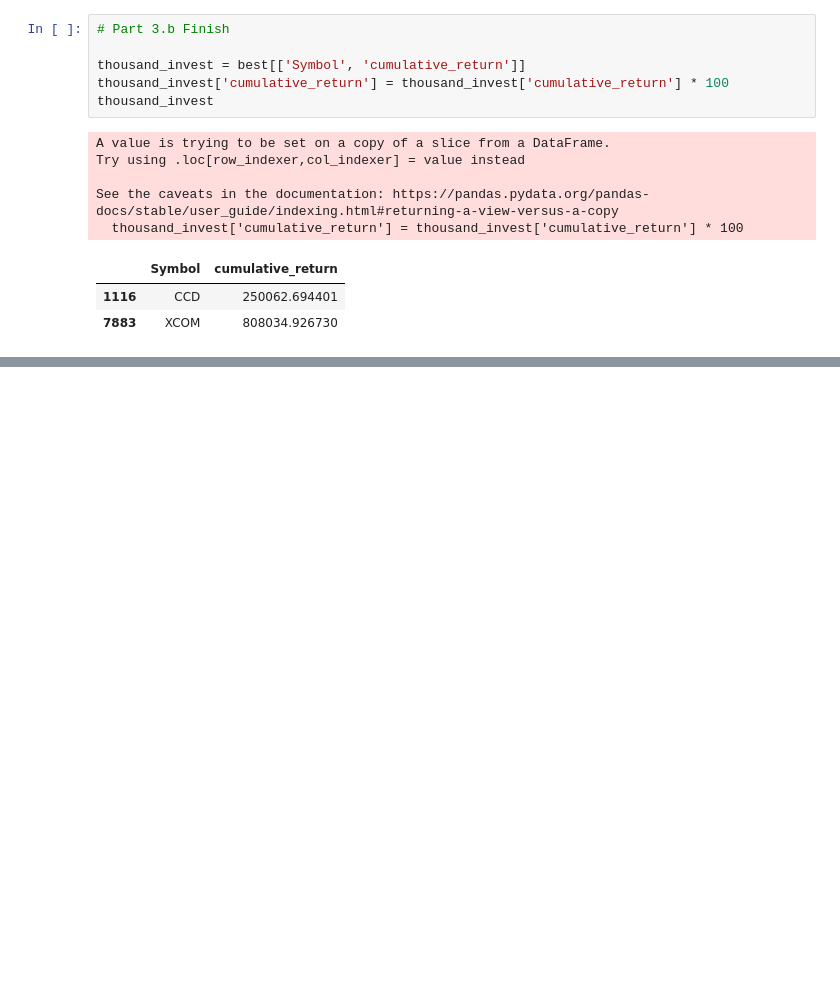
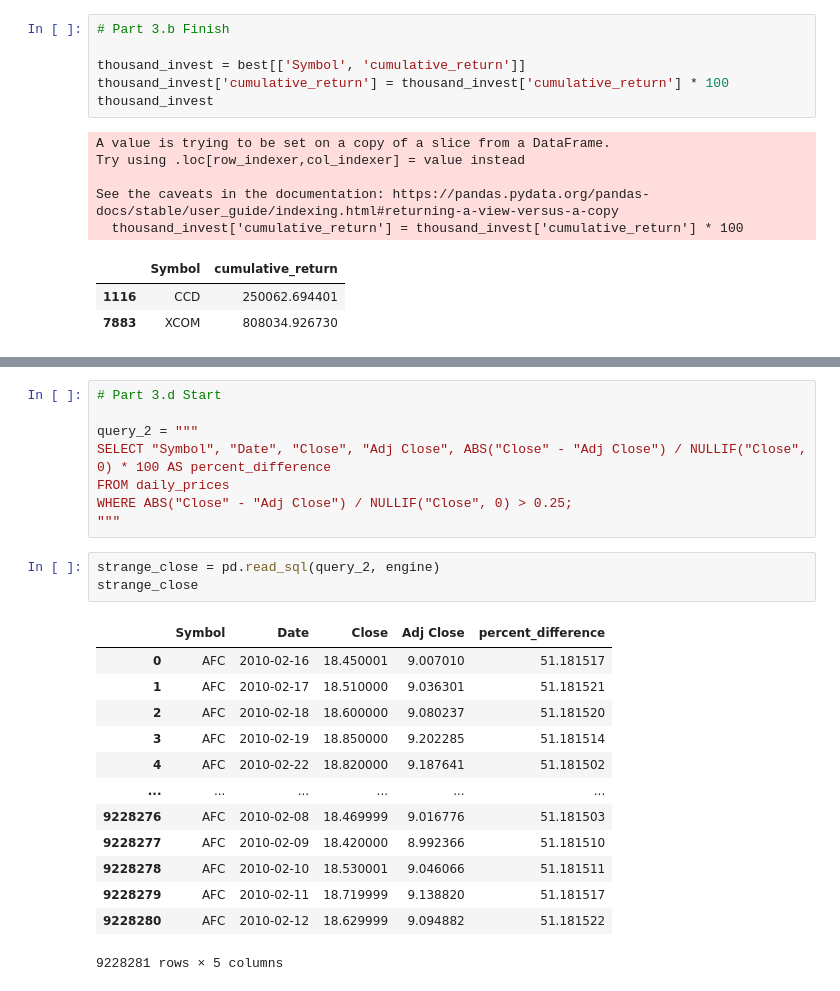
Before and after one commit to york-june-ets/gsharrow-market-etl, a Jupyter notebook: Gsharrow-market-etl.ipynb, the cells around one changed output, grey strips where cells are left out. Cells and saved outputs as stored; diff of their text form; blank space fills up the shorter version.

```diff
--- a/Gsharrow-market-etl.ipynb
+++ b/Gsharrow-market-etl.ipynb
@@ -675,0 +758,25 @@ See the caveats in the documentation: https://pandas.pydata.org/pandas-docs/stab
+# %%
+# Part 3.d Start
+
+query_2 = """
+SELECT "Symbol", "Date", "Close", "Adj Close", ABS("Close" - "Adj Close") / NULLIF("Close", 0) * 100 AS percent_difference
+FROM daily_prices
+WHERE ABS("Close" - "Adj Close") / NULLIF("Close", 0) > 0.25;
+"""
+# %%
+strange_close = pd.read_sql(query_2, engine)
+strange_close
+# %% [output]
+|  | Symbol | Date | Close | Adj Close | percent_difference |
+| 0 | AFC | 2010-02-16 | 18.450001 | 9.007010 | 51.181517 |
+| 1 | AFC | 2010-02-17 | 18.510000 | 9.036301 | 51.181521 |
+| 2 | AFC | 2010-02-18 | 18.600000 | 9.080237 | 51.181520 |
+| 3 | AFC | 2010-02-19 | 18.850000 | 9.202285 | 51.181514 |
+| 4 | AFC | 2010-02-22 | 18.820000 | 9.187641 | 51.181502 |
+| ... | ... | ... | ... | ... | ... |
+| 9228276 | AFC | 2010-02-08 | 18.469999 | 9.016776 | 51.181503 |
+| 9228277 | AFC | 2010-02-09 | 18.420000 | 8.992366 | 51.181510 |
+| 9228278 | AFC | 2010-02-10 | 18.530001 | 9.046066 | 51.181511 |
+| 9228279 | AFC | 2010-02-11 | 18.719999 | 9.138820 | 51.181517 |
+| 9228280 | AFC | 2010-02-12 | 18.629999 | 9.094882 | 51.181522 |
+9228281 rows × 5 columns
```
Also changed, not shown: parts of 16 cells of this notebook.
